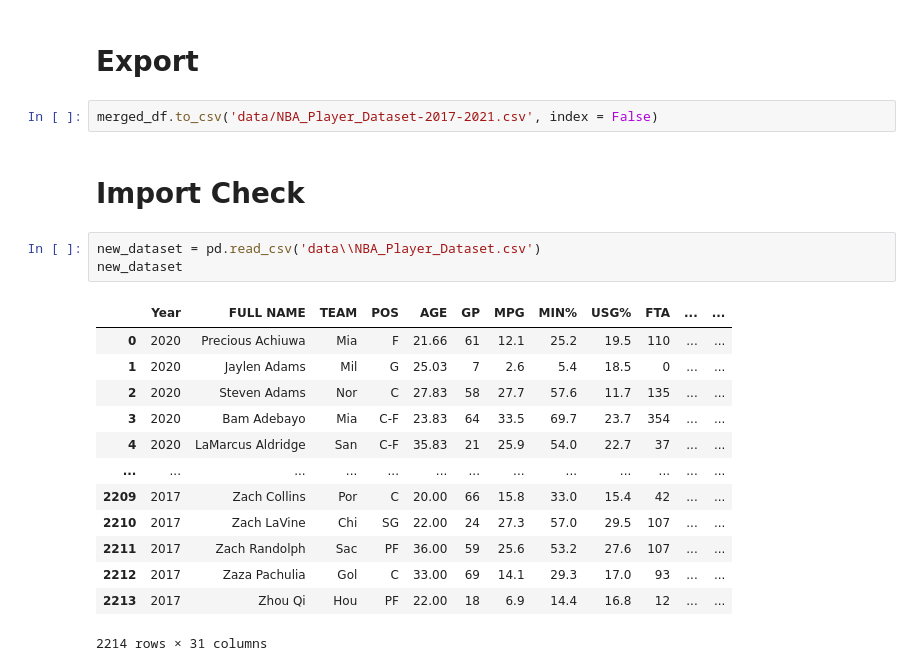
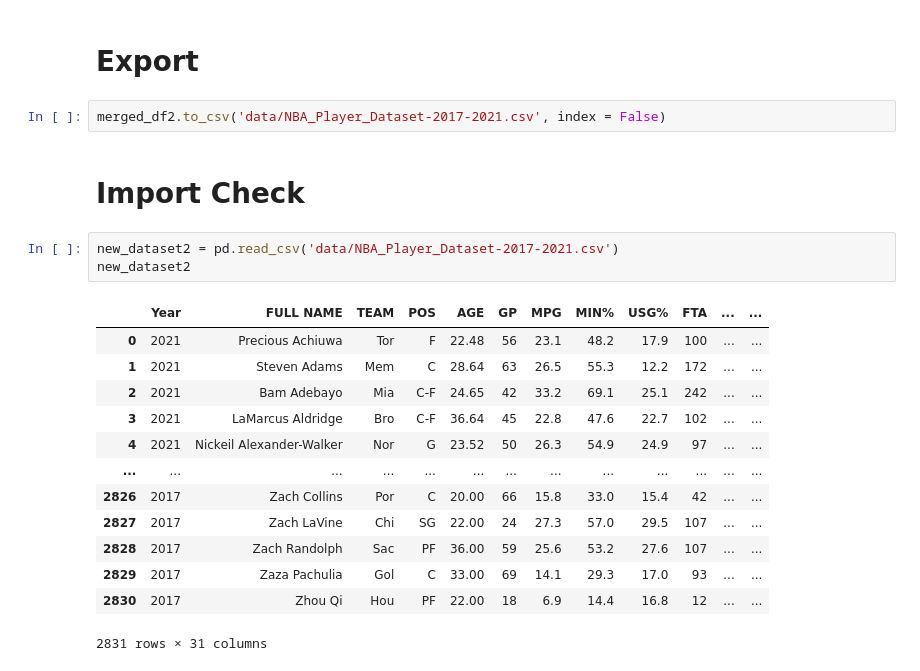
Before and after one commit to davekacz/NBA_Salary_Prediction, a Jupyter notebook: data_prep.ipynb, the cells around one changed output. Saved outputs shown, nothing was run; the diff lists cells and outputs as text.

```diff
--- a/data_prep.ipynb
+++ b/data_prep.ipynb
@@ -397,23 +397,23 @@ Traded Players Over Dataset: 325
 # %% [markdown]
 # Export
 # %%
-merged_df.to_csv('data/NBA_Player_Dataset-2017-2021.csv', index = False)
+merged_df2.to_csv('data/NBA_Player_Dataset-2017-2021.csv', index = False)
 # %% [markdown]
 # Import Check
 # %%
-new_dataset = pd.read_csv('data\\NBA_Player_Dataset.csv')
-new_dataset
+new_dataset2 = pd.read_csv('data/NBA_Player_Dataset-2017-2021.csv')
+new_dataset2
 # %% [output]
 |  | Year | FULL NAME | TEAM | POS | AGE | GP | MPG | MIN% | USG% | FTA | ... | ... |
-| 0 | 2020 | Precious Achiuwa | Mia | F | 21.66 | 61 | 12.1 | 25.2 | 19.5 | 110 | ... | ... |
-| 1 | 2020 | Jaylen Adams | Mil | G | 25.03 | 7 | 2.6 | 5.4 | 18.5 | 0 | ... | ... |
-| 2 | 2020 | Steven Adams | Nor | C | 27.83 | 58 | 27.7 | 57.6 | 11.7 | 135 | ... | ... |
-| 3 | 2020 | Bam Adebayo | Mia | C-F | 23.83 | 64 | 33.5 | 69.7 | 23.7 | 354 | ... | ... |
-| 4 | 2020 | LaMarcus Aldridge | San | C-F | 35.83 | 21 | 25.9 | 54.0 | 22.7 | 37 | ... | ... |
+| 0 | 2021 | Precious Achiuwa | Tor | F | 22.48 | 56 | 23.1 | 48.2 | 17.9 | 100 | ... | ... |
+| 1 | 2021 | Steven Adams | Mem | C | 28.64 | 63 | 26.5 | 55.3 | 12.2 | 172 | ... | ... |
+| 2 | 2021 | Bam Adebayo | Mia | C-F | 24.65 | 42 | 33.2 | 69.1 | 25.1 | 242 | ... | ... |
+| 3 | 2021 | LaMarcus Aldridge | Bro | C-F | 36.64 | 45 | 22.8 | 47.6 | 22.7 | 102 | ... | ... |
+| 4 | 2021 | Nickeil Alexander-Walker | Nor | G | 23.52 | 50 | 26.3 | 54.9 | 24.9 | 97 | ... | ... |
 | ... | ... | ... | ... | ... | ... | ... | ... | ... | ... | ... | ... | ... |
-| 2209 | 2017 | Zach Collins | Por | C | 20.00 | 66 | 15.8 | 33.0 | 15.4 | 42 | ... | ... |
-| 2210 | 2017 | Zach LaVine | Chi | SG | 22.00 | 24 | 27.3 | 57.0 | 29.5 | 107 | ... | ... |
-| 2211 | 2017 | Zach Randolph | Sac | PF | 36.00 | 59 | 25.6 | 53.2 | 27.6 | 107 | ... | ... |
-| 2212 | 2017 | Zaza Pachulia | Gol | C | 33.00 | 69 | 14.1 | 29.3 | 17.0 | 93 | ... | ... |
-| 2213 | 2017 | Zhou Qi | Hou | PF | 22.00 | 18 | 6.9 | 14.4 | 16.8 | 12 | ... | ... |
+| 2826 | 2017 | Zach Collins | Por | C | 20.00 | 66 | 15.8 | 33.0 | 15.4 | 42 | ... | ... |
+| 2827 | 2017 | Zach LaVine | Chi | SG | 22.00 | 24 | 27.3 | 57.0 | 29.5 | 107 | ... | ... |
+| 2828 | 2017 | Zach Randolph | Sac | PF | 36.00 | 59 | 25.6 | 53.2 | 27.6 | 107 | ... | ... |
+| 2829 | 2017 | Zaza Pachulia | Gol | C | 33.00 | 69 | 14.1 | 29.3 | 17.0 | 93 | ... | ... |
+| 2830 | 2017 | Zhou Qi | Hou | PF | 22.00 | 18 | 6.9 | 14.4 | 16.8 | 12 | ... | ... |
-2214 rows × 31 columns
+2831 rows × 31 columns
```
Also changed, not shown: parts of 8 cells of this notebook.
